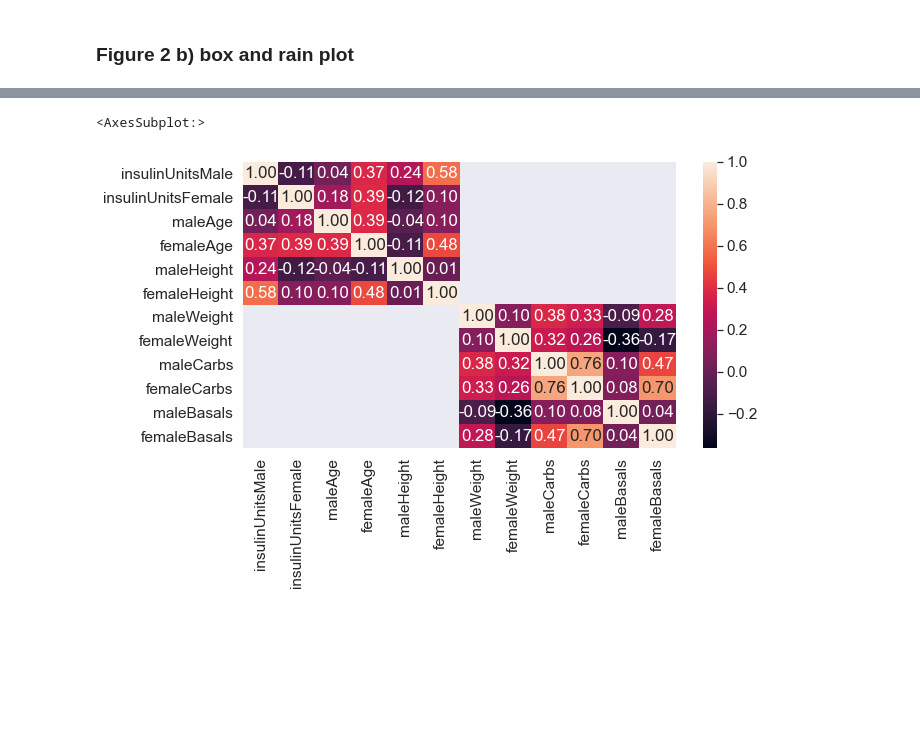
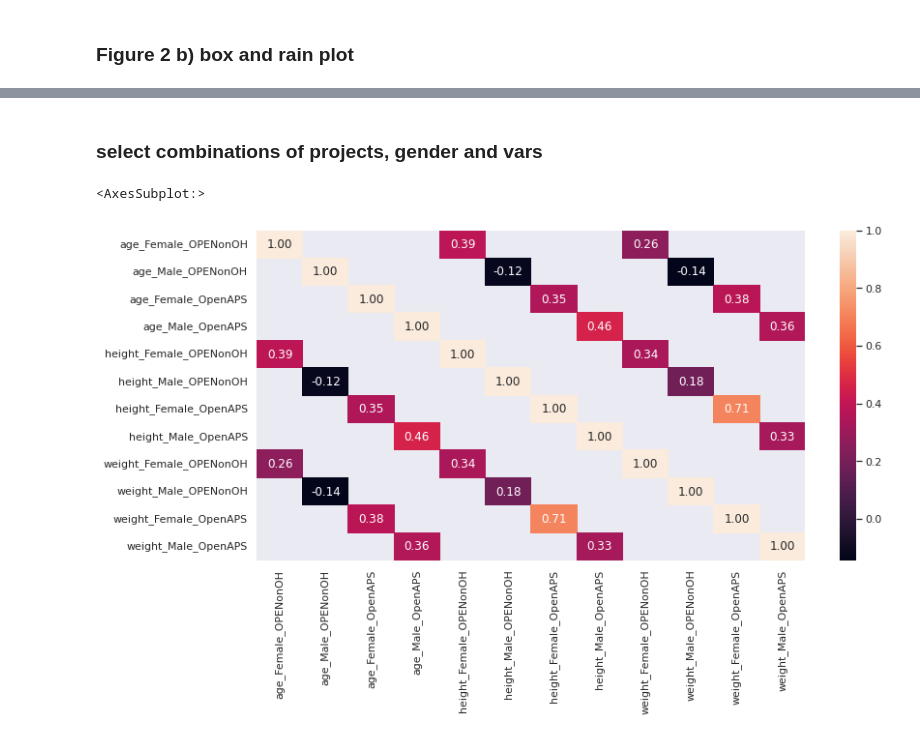
Before and after one commit to berndreinhold/OpenHumansDataTools, a Jupyter notebook: bin/GV-demographics-scripts/dataset_comp.ipynb, the cells around one changed output, grey strips where cells are left out. Drawn from its saved outputs; the diff is of its cells as text; code cells hidden in the pictures; blank space fills up the shorter version.

Commit message:
feat(dataset_comp.ipynb): added gender into dataframes for Figure 2b) (box and swarmplot)

```diff
--- a/bin/GV-demographics-scripts/dataset_comp.ipynb
+++ b/bin/GV-demographics-scripts/dataset_comp.ipynb
@@ -17,7 +17,7 @@ dir_ = "/home/reinhold/Daten/Paper_Datasets_Nov2022"
 filenames = [r'OpenAPS complete_patient_statistics.xlsx',
     r'OPENonOH complete_patient_statistics.xlsx'] # Specify the file path
 
-columns_ = ["age","height", "weight", "TOR<70", "TIR", "TOR>180", "bg_roc_stds"] # "dailyInsulinUnits", "dailyBasalInsulinUnits", "dailyCarbs" missing
+columns_ = ["gender", "age","height", "weight", "TOR<70", "TIR", "TOR>180", "bg_roc_stds"] # "dailyInsulinUnits", "dailyBasalInsulinUnits", "dailyCarbs" missing
 
 df = {}
 df["OpenAPS"] = pd.read_excel(os.path.join(dir_, filenames[0]))  # all columns
@@ -222,18 +254,27 @@ insulin_units_male = df.loc[df.gender == 'Male', 'dailyInsulinUnits']
+# %% [markdown]
+### select combinations of projects, gender and vars
+# %%
+# fill dat variable
+projects = ["OPENonOH", "OpenAPS"]
+gender = ["Female", "Male"]
+vars = ["age", "height", "weight"]
+
+dat = {}
+column_names = []
+for var_ in vars:
+    for project_ in projects:
+        for sex_ in gender:
+            dat[(var_, sex_, project_)] = df.loc[(df.project == project_) & (df.gender == sex_), var_]
+            column_names.append(f"{var_}_{sex_}_{project_}")
 # %%
 # feature correlations with respect to sex
 
-df1 = pd.concat([
-    insulin_units_male, male_age, male_height, male_weight, male_carbs,
-    male_basals, insulin_units_female, female_age, female_height,
-    female_weight, female_carbs, female_basals], axis=1).head(122)
+df1 = pd.concat([dat[k] for k in dat.keys()], axis=1).head(122)
 
-df1.columns = [
-    'insulinUnitsMale', 'insulinUnitsFemale', 'maleAge', 'femaleAge',
-    'maleHeight', 'femaleHeight', 'maleWeight', 'femaleWeight', 'maleCarbs',
-    'femaleCarbs', 'maleBasals', 'femaleBasals']
+df1.columns = column_names
 
 sns.heatmap(df1.corr(), annot=True, fmt=".2f")
 # %% [output]
 <AxesSubplot:>
-[figure, old version]
+[figure, new version]
 # %%
```
Also changed, not shown: parts of 8 cells of this notebook.
